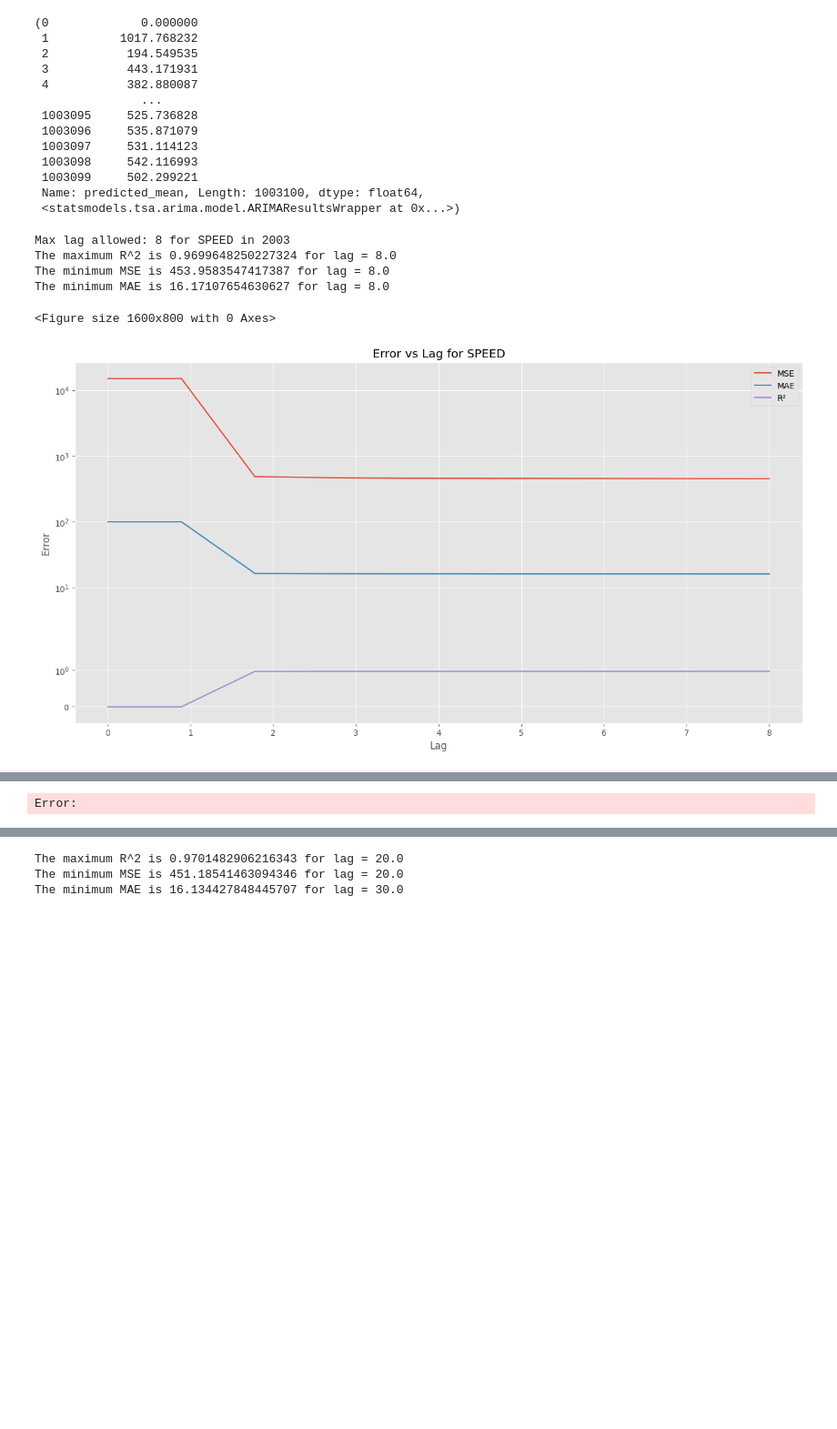
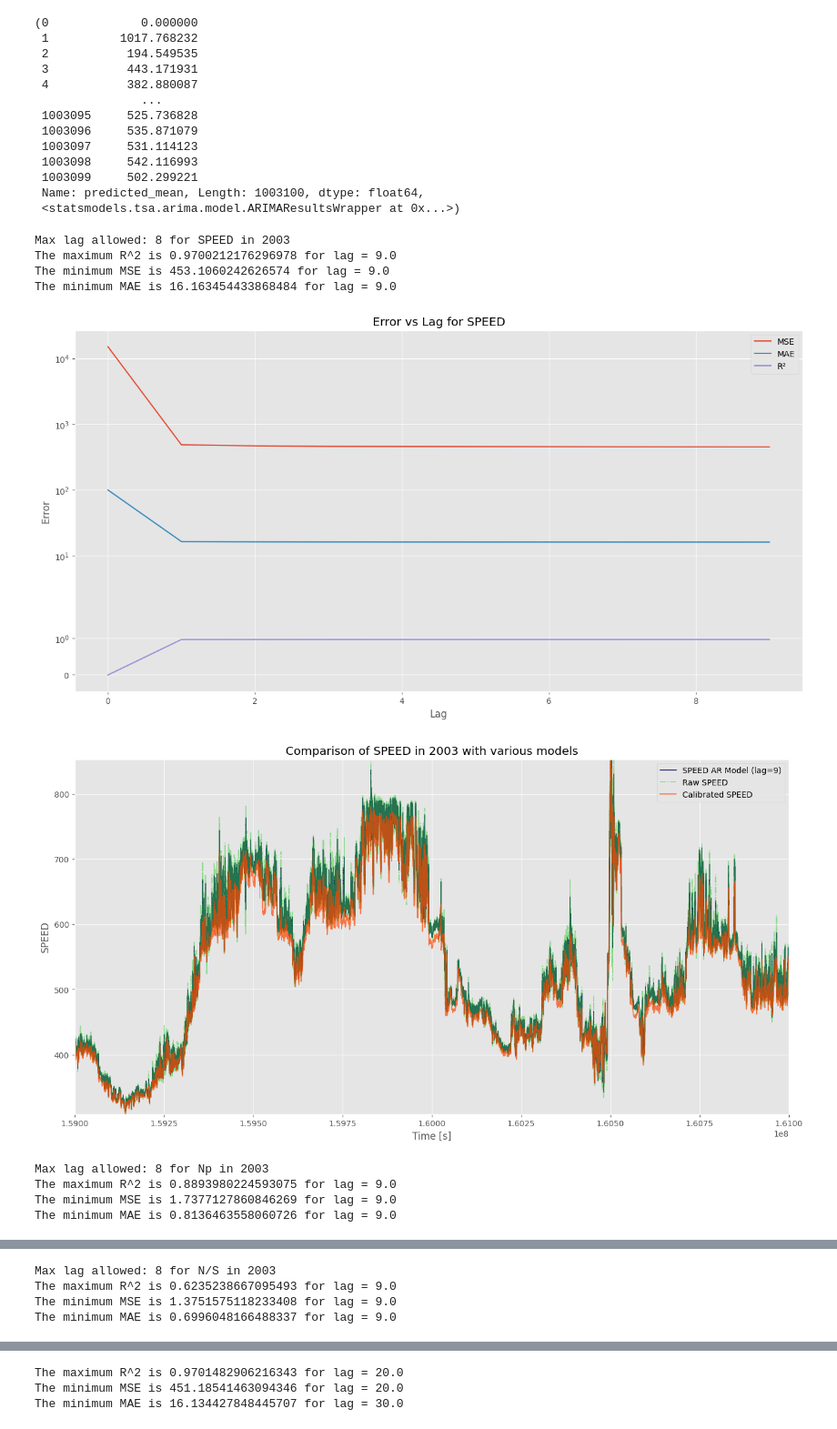
Before and after one commit to S4GC/Energy-and-linear-momentum-change-exerted-by-the-solar-wind-for-applications-in-electric-solar-sails, a Jupyter notebook: Codes/Past/Stochastic Filter.ipynb, the cells around one changed output, grey strips where cells are left out. Shown at 91% size. Cells and saved outputs as stored; diff of their text form; code cells hidden in the pictures; blank space fills up the shorter version.

Commit message:
Update stochastic filter

```diff
--- a/Codes/Past/Stochastic Filter.ipynb
+++ b/Codes/Past/Stochastic Filter.ipynb
@@ -303,43 +303,49 @@ def find_max_lag(data, max_memory_gb=1):
     return max_lag
 # %%
 columns = ["SPEED", "Np", "N/S"]
-filters = [autoregressive, arma_process, statespace_model, exponential_smoothing]
-filters_names = ["AR", "ARIMA", "Statespace", "Exponential Smoothing"]
-line = [":", ":", ":", "-"]
-colors = ["midnightblue", "navy", "darkblue", "mediumblue"]
+filters = [autoregressive]#, arma_process, statespace_model, exponential_smoothing]
+filters_names = ["AR"]#, "ARIMA", "Statespace", "Exponential Smoothing"]
+line = ["-"]#, ":", ":", "-"]
+colors = ["midnightblue"]#, "navy", "darkblue", "mediumblue"]
 
 for year in [2003]:
     for column in columns:
         time = Raw_data[year]["Seconds"]
         data_sheet = np.array(Raw_data[year][column])
 
         max_lag_allowed = find_max_lag(data_sheet, max_memory_gb=0.0625)
-        cutoff_frequencies = np.linspace(0, max_lag_allowed+1, num=10)
+        cutoff_frequencies = np.linspace(0, max_lag_allowed, num=max_lag_allowed+1)
         print(f"\nMax lag allowed: {max_lag_allowed} for {column} in {year}")
 
-        plt.figure(figsize=(16, 8))
+
 
         for filter_func, filter_name, line_type, color in zip(filters, filters_names, line, colors):
             optimal_mse, optimal_mae, optimal_r2 = find_best_cutoff_frequency(year, column, cutoff_frequencies, filter_func)
 
             optimal_cutoff = min(optimal_mse, optimal_mae, optimal_r2)
             filtered_signal, model = filter_func(data_sheet=np.array(Raw_data[year][column]), lag=int(optimal_cutoff))
+
+
+            plt.figure(figsize=(16, 8))
             plt.plot(time, filtered_signal, label=f'{column} {filter_name} Model (lag={int(optimal_cutoff)})', color=color, linewidth=1, linestyle=line_type)
-
-        plt.plot(time, Raw_data[year][column], label=f'Raw {column}', color="limegreen", linewidth=1.2, linestyle="-.", alpha=0.5)
-        plt.plot(Calibrated_data[year]["Seconds"], Calibrated_data[year][column], label=f'Calibrated {column}', color="orangered", linewidth=1.2, alpha=0.7)
-        plt.xlim(1.59e8, 1.61e8)
-        plt.ylim(np.min(Calibrated_data[year][column][(Calibrated_data[year]["Seconds"] > 1.59e8) & (Calibrated_data[year]["Seconds"] < 1.61e8)]),
-                 np.max(Calibrated_data[year][column][(Calibrated_data[year]["Seconds"] > 1.59e8) & (Calibrated_data[year]["Seconds"] < 1.61e8)]))
-        plt.title(f'Comparison of {column} in {year} with various models')
-        plt.xlabel('Time [s]')
-        plt.ylabel(column)
-        plt.legend()
-        plt.show()
+            plt.plot(time, Raw_data[year][column], label=f'Raw {column}', color="limegreen", linewidth=1.2, linestyle="-.", alpha=0.5)
+            plt.plot(Calibrated_data[year]["Seconds"], Calibrated_data[year][column], label=f'Calibrated {column}', color="orangered", linewidth=1.2, alpha=0.7)
+            plt.xlim(1.59e8, 1.61e8)
+            plt.ylim(np.min(Calibrated_data[year][column][(Calibrated_data[year]["Seconds"] > 1.59e8) & (Calibrated_data[year]["Seconds"] < 1.61e8)]),
+                    np.max(Calibrated_data[year][column][(Calibrated_data[year]["Seconds"] > 1.59e8) & (Calibrated_data[year]["Seconds"] < 1.61e8)]))
+            plt.title(f'Comparison of {column} in {year} with various models')
+            plt.xlabel('Time [s]')
+            plt.ylabel(column)
+            plt.legend()
+            plt.show()
 # %% [output]
 Max lag allowed: 8 for SPEED in 2003
-The maximum R^2 is 0.9699648250227324 for lag = 8.0
-The minimum MSE is 453.9583547417387 for lag = 8.0
-The minimum MAE is 16.17107654630627 for lag = 8.0
+The maximum R^2 is 0.9700212176296978 for lag = 9.0
+The minimum MSE is 453.1060242626574 for lag = 9.0
+The minimum MAE is 16.163454433868484 for lag = 9.0
+[figure, new version]
+[figure, added]
-<Figure size 1600x800 with 0 Axes>
+Max lag allowed: 8 for Np in 2003
+The maximum R^2 is 0.8893980224593075 for lag = 9.0
+The minimum MSE is 1.7377127860846269 for lag = 9.0
+The minimum MAE is 0.8136463558060726 for lag = 9.0
-[figure, old version]
@@ -346 +354,4 @@ The minimum MAE is 16.17107654630627 for lag = 8.0
-Error:
+Max lag allowed: 8 for N/S in 2003
+The maximum R^2 is 0.6235238667095493 for lag = 9.0
+The minimum MSE is 1.3751575118233408 for lag = 9.0
+The minimum MAE is 0.6996048166488337 for lag = 9.0
```
Also changed, not shown: parts of 3 cells of this notebook.
